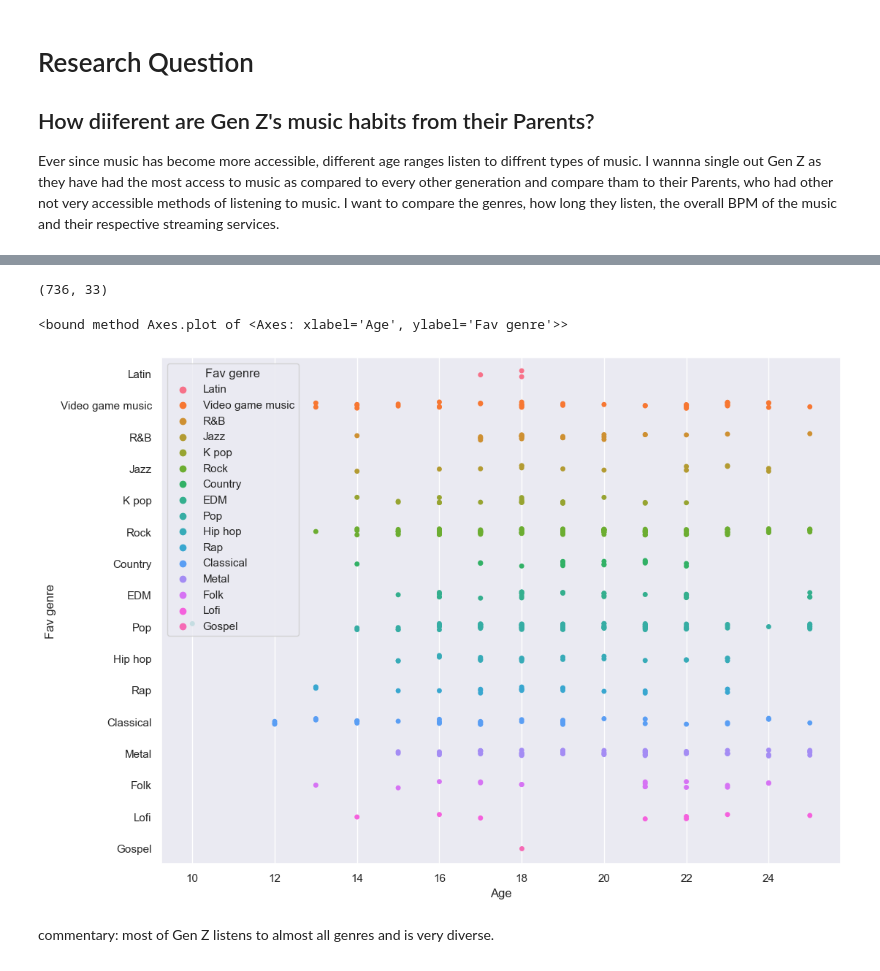
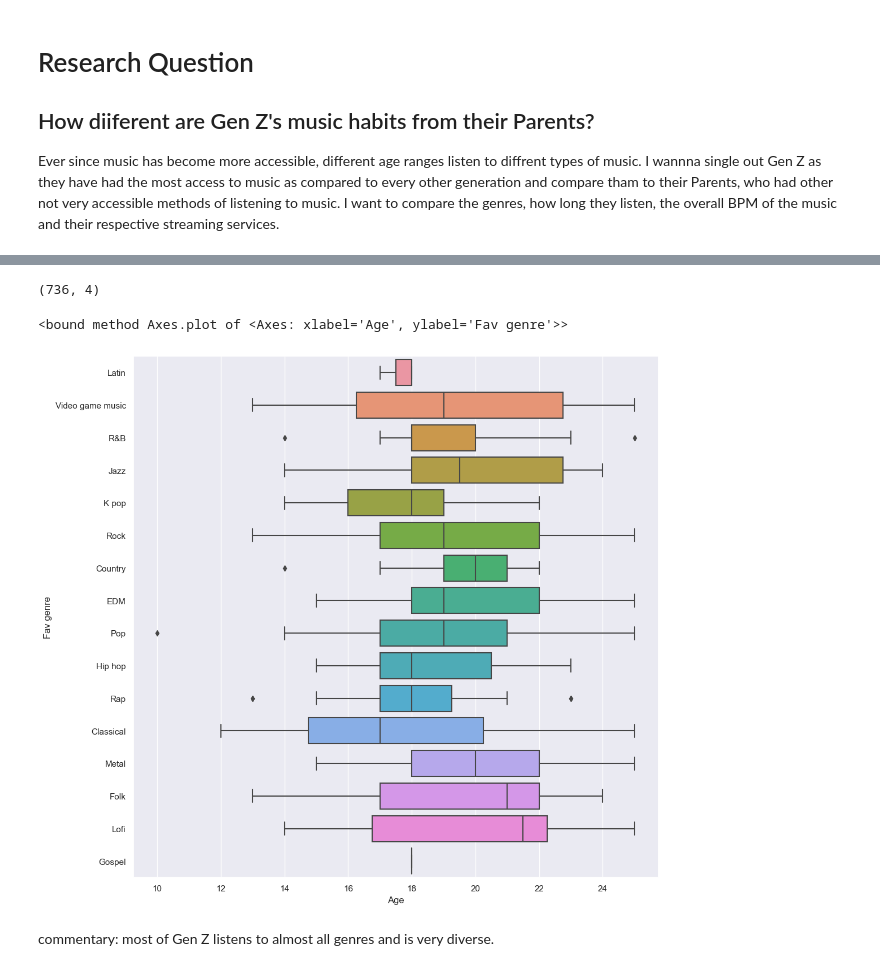
Before and after one commit to ubco-W2022T2-data301/project-group29, a Jupyter notebook: analysis/analysis2.ipynb, the cells around one changed output, grey strips where cells are left out. Saved outputs shown, nothing was run; the diff lists cells and outputs as text; code cells hidden in the pictures.

```diff
--- a/analysis/analysis2.ipynb
+++ b/analysis/analysis2.ipynb
@@ -1,11 +1,15 @@
 # %% [markdown]
 # Prateek Balani
 # %%
+#Import Libraries
+import numpy as np
 import pandas as pd
+import matplotlib.pylab as plt
 import seaborn as sns
 sns.set_theme(style="ticks")
-sns.set(rc={'figure.figsize':(12,9)})
+sns.set(rc={'figure.figsize':(12,12)})
 # %%
-dataload = pd.read_csv("../data/raw/mxmh_survey_results.csv")
+dataload_1 = pd.read_csv("../data/raw/mxmh_survey_results.csv")
+dataload = dataload_1[["Age", "Primary streaming service", "Hours per day", "Fav genre"]]
 dataload
 # %% [output]
@@ -62,18 +48,16 @@ Index(['Timestamp', 'Age', 'Primary streaming service', 'Hours per day',
 # %%
 dataload.shape
 # %% [output]
-(736, 33)
+(736, 4)
 # %%
-#milestone 3
 #Gen Z music
 age_z = dataload[["Age","Fav genre"]]
 age_z = age_z[(age_z["Age"] <= 25)]
 
-genres = sns.stripplot(data = age_z, x = "Age", y = "Fav genre",hue = "Fav genre")
-genres.plot
+sns.boxplot(data = age_z, x = "Age", y = "Fav genre").plot
 # %% [output]
 <bound method Axes.plot of <Axes: xlabel='Age', ylabel='Fav genre'>>
-[figure, old version]
+[figure, new version]
 # %% [markdown]
 commentary: most of Gen Z listens to almost all genres and is very diverse.
 # %%
```
Also changed, not shown: parts of 10 cells of this notebook.
